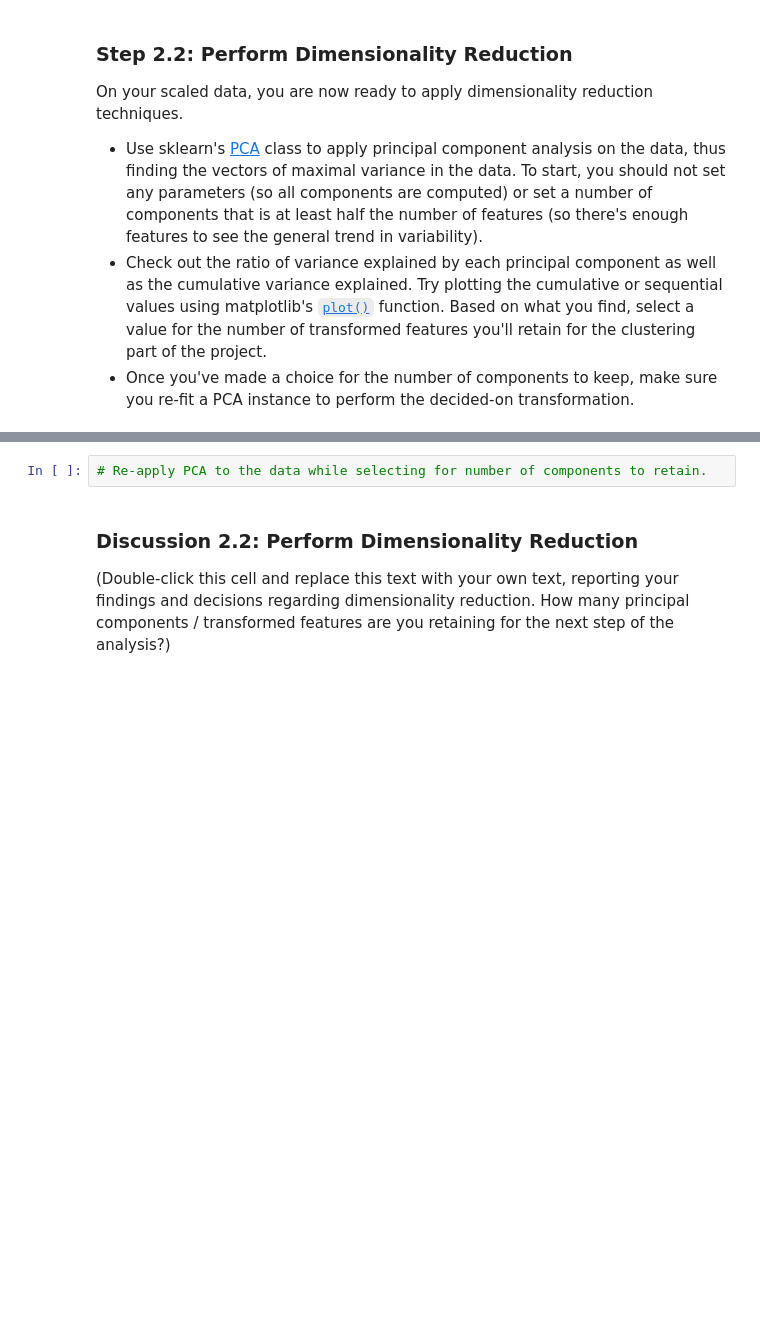
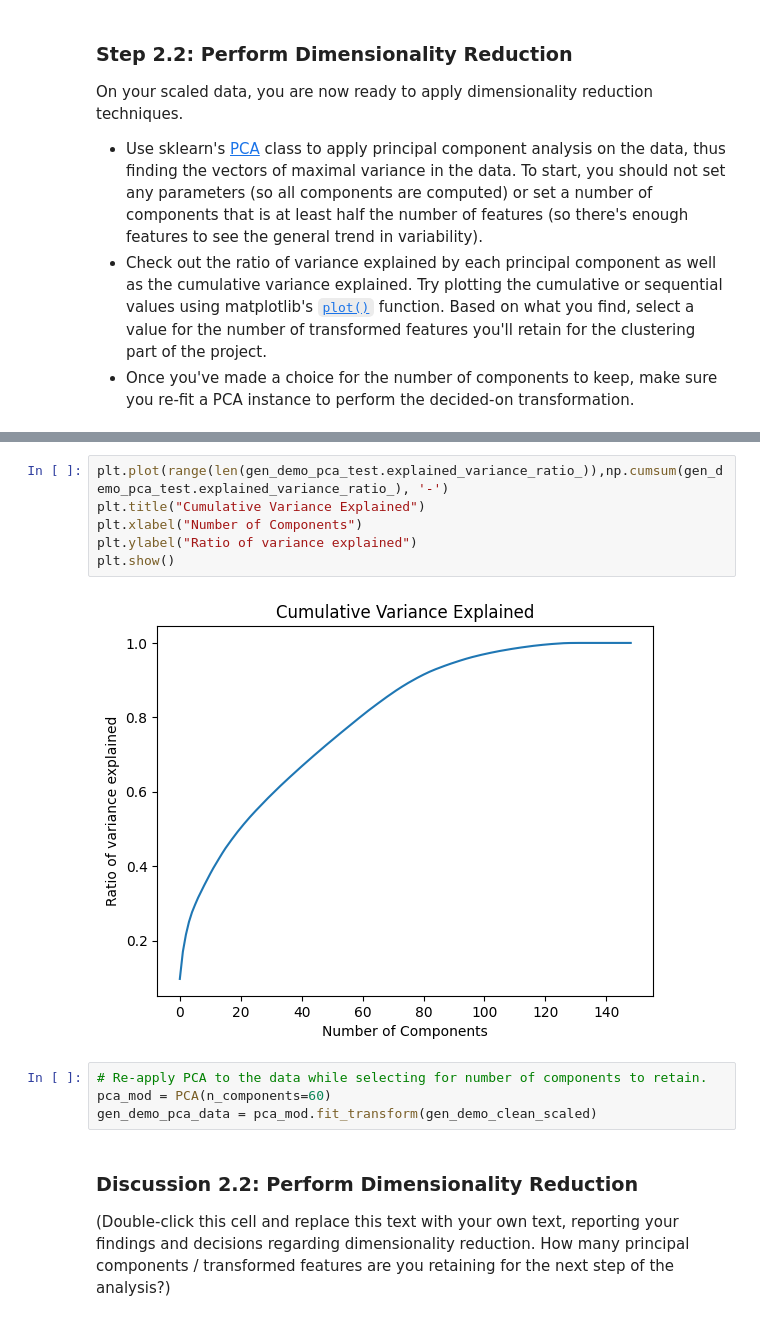
Before and after one commit to diggooddodg/Identify-customer-segments, a Jupyter notebook: Identify_Customer_Segments.ipynb, the cells around one changed output, grey strips where cells are left out. Cells and saved outputs as stored; diff of their text form; blank space fills up the shorter version.

```diff
--- a/Identify_Customer_Segments.ipynb
+++ b/Identify_Customer_Segments.ipynb
@@ -1334,5 +1441,15 @@ gen_demo_pca = pca_mod.fit(gen_demo_clean_scaled)
+# %%
+plt.plot(range(len(gen_demo_pca_test.explained_variance_ratio_)),np.cumsum(gen_demo_pca_test.explained_variance_ratio_), '-')
+plt.title("Cumulative Variance Explained")
+plt.xlabel("Number of Components")
+plt.ylabel("Ratio of variance explained")
+plt.show()
+# %% [output]
+[figure, added]
 # %%
 # Re-apply PCA to the data while selecting for number of components to retain.
+pca_mod = PCA(n_components=60)
+gen_demo_pca_data = pca_mod.fit_transform(gen_demo_clean_scaled)
 # %% [markdown]
 ### Discussion 2.2: Perform Dimensionality Reduction
 
```
Also changed, not shown: parts of 27 cells of this notebook.
